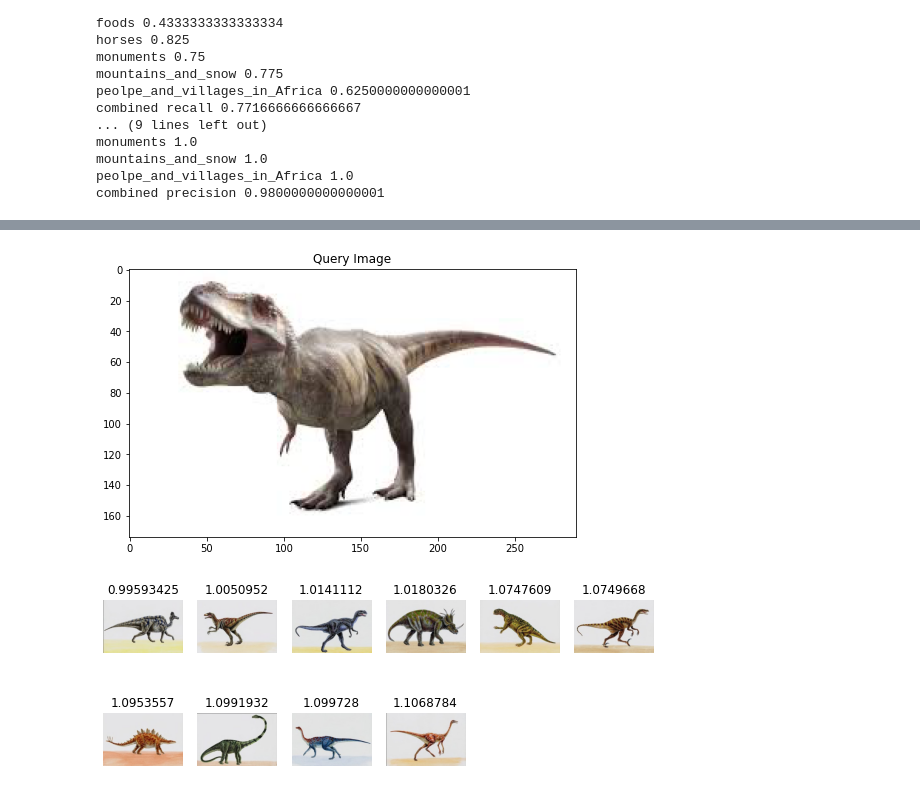
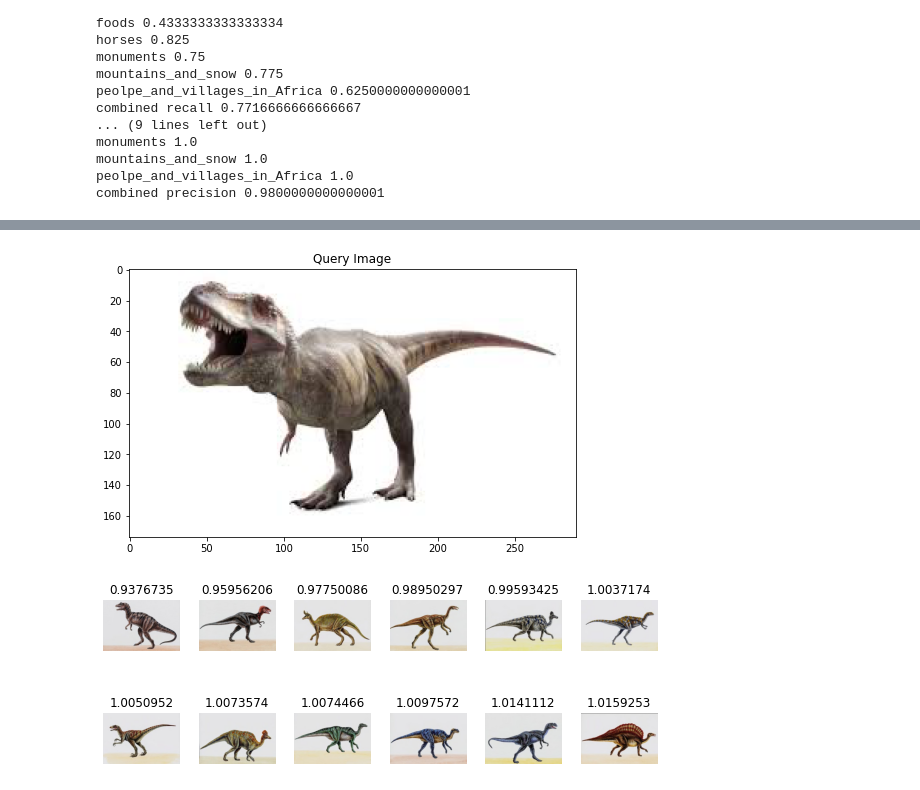
Before and after one commit to KurniaKhaikal/Corel-CBIR, a Jupyter notebook: VGG16_CBIR_DoneFix.ipynb, the cells around one changed output, grey strips where cells are left out. Drawn from its saved outputs; the diff is of its cells as text; code cells hidden in the pictures.

```diff
--- a/VGG16_CBIR_DoneFix.ipynb
+++ b/VGG16_CBIR_DoneFix.ipynb
@@ -304,7 +304,7 @@ features = np.array(features)
 # Run Search
 query = fe.extract(img)
 dists = np.linalg.norm(features-query, axis=1)  # L2 distances to features
-ids = np.argsort(dists)[:10]  # Top 20 results
+ids = np.argsort(dists)[:12]  # Top 12 results
 scores = [(dists[id], img_paths[id]) for id in ids]
 
 # len(scores)
@@ -323,7 +323,7 @@ print(" ")
 
 axes=[]
 fig=plt.figure(figsize=(8,8))
-for a in range(10):
+for a in range(12):
     score = scores[a]
     axes.append(fig.add_subplot(5, 6, a+1))
     subplot_title=str(score[0])
@@ -377,2 +376,2 @@ WARNING:tensorflow:5 out of the last 104 calls to <function Model.make_predict_f
 [figure]
-[figure, old version]
+[figure, new version]
```
Also changed, not shown: parts of 2 cells of this notebook.
